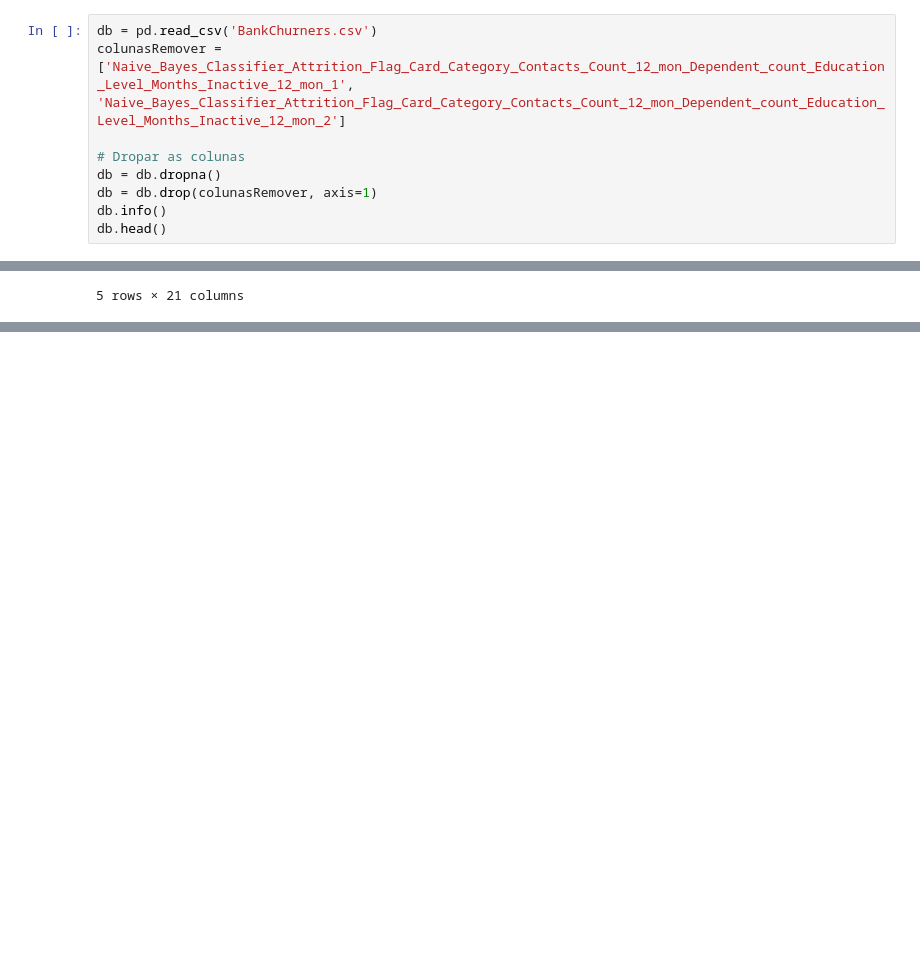
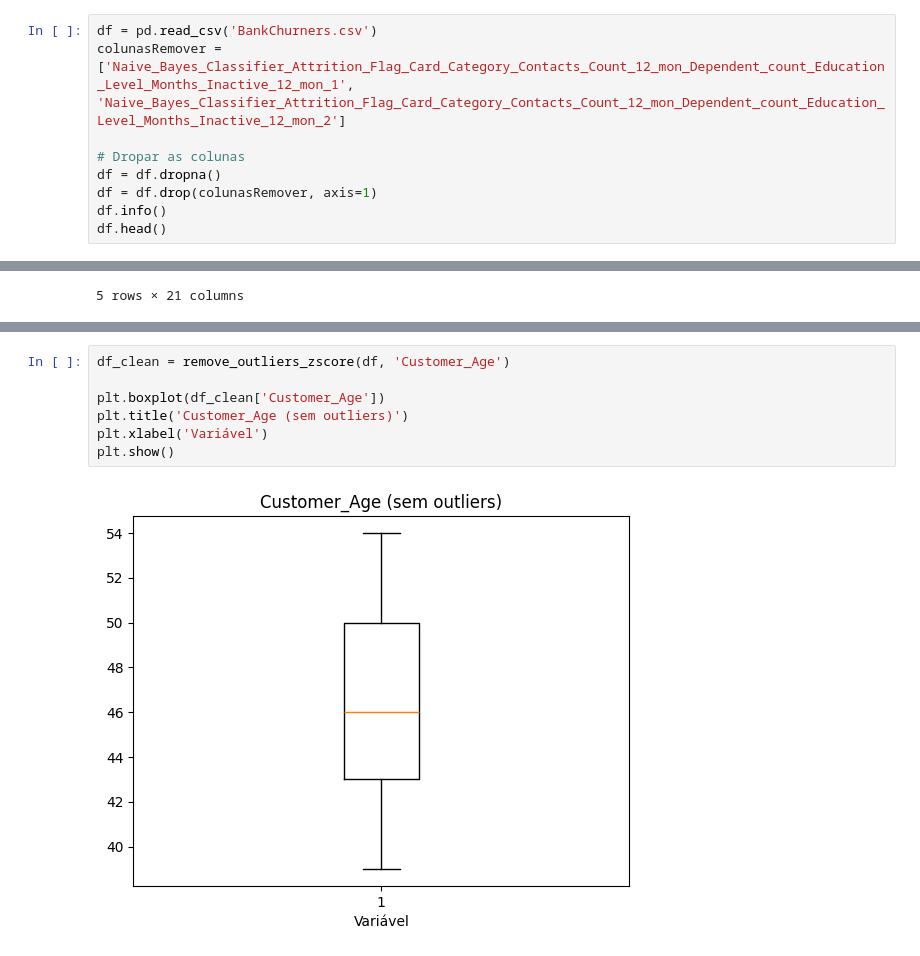
Before and after one commit to gustavoc04/AtividadeRegressaoLogistica, a Jupyter notebook: aprendizadoNaoSupervisionado/analiseCartaoCredito.ipynb, the cells around one changed output, grey strips where cells are left out. Cells and saved outputs as stored; diff of their text form; blank space fills up the shorter version.

```diff
--- a/aprendizadoNaoSupervisionado/analiseCartaoCredito.ipynb
+++ b/aprendizadoNaoSupervisionado/analiseCartaoCredito.ipynb
@@ -8,14 +8,14 @@ from sklearn.preprocessing import StandardScaler
 import seaborn as sns
 import numpy as np
 # %%
-db = pd.read_csv('BankChurners.csv')
+df = pd.read_csv('BankChurners.csv')
 colunasRemover = ['Naive_Bayes_Classifier_Attrition_Flag_Card_Category_Contacts_Count_12_mon_Dependent_count_Education_Level_Months_Inactive_12_mon_1', 'Naive_Bayes_Classifier_Attrition_Flag_Card_Category_Contacts_Count_12_mon_Dependent_count_Education_Level_Months_Inactive_12_mon_2']
 
 # Dropar as colunas
-db = db.dropna()
-db = db.drop(colunasRemover, axis=1)
-db.info()
-db.head()
+df = df.dropna()
+df = df.drop(colunasRemover, axis=1)
+df.info()
+df.head()
 # %% [output]
 <class 'pandas.core.frame.DataFrame'>
 RangeIndex: 10127 entries, 0 to 10126
@@ -43,0 +88,9 @@ memory usage: 1.6+ MB
+# %%
+df_clean = remove_outliers_zscore(df, 'Customer_Age')
+
+plt.boxplot(df_clean['Customer_Age'])
+plt.title('Customer_Age (sem outliers)')
+plt.xlabel('Variável')
+plt.show()
+# %% [output]
+[figure, added]
```
Also changed, not shown: parts of 16 cells of this notebook.
